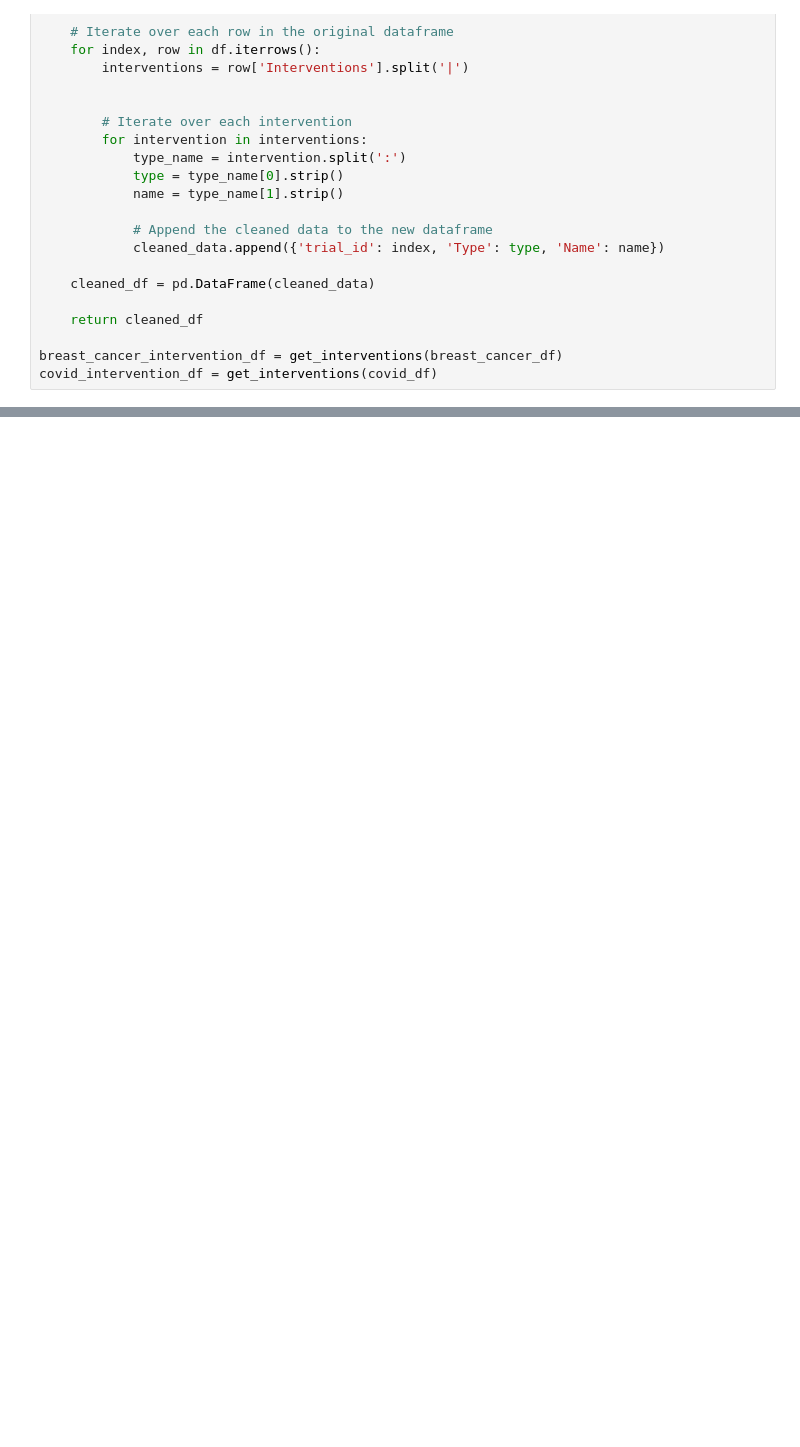
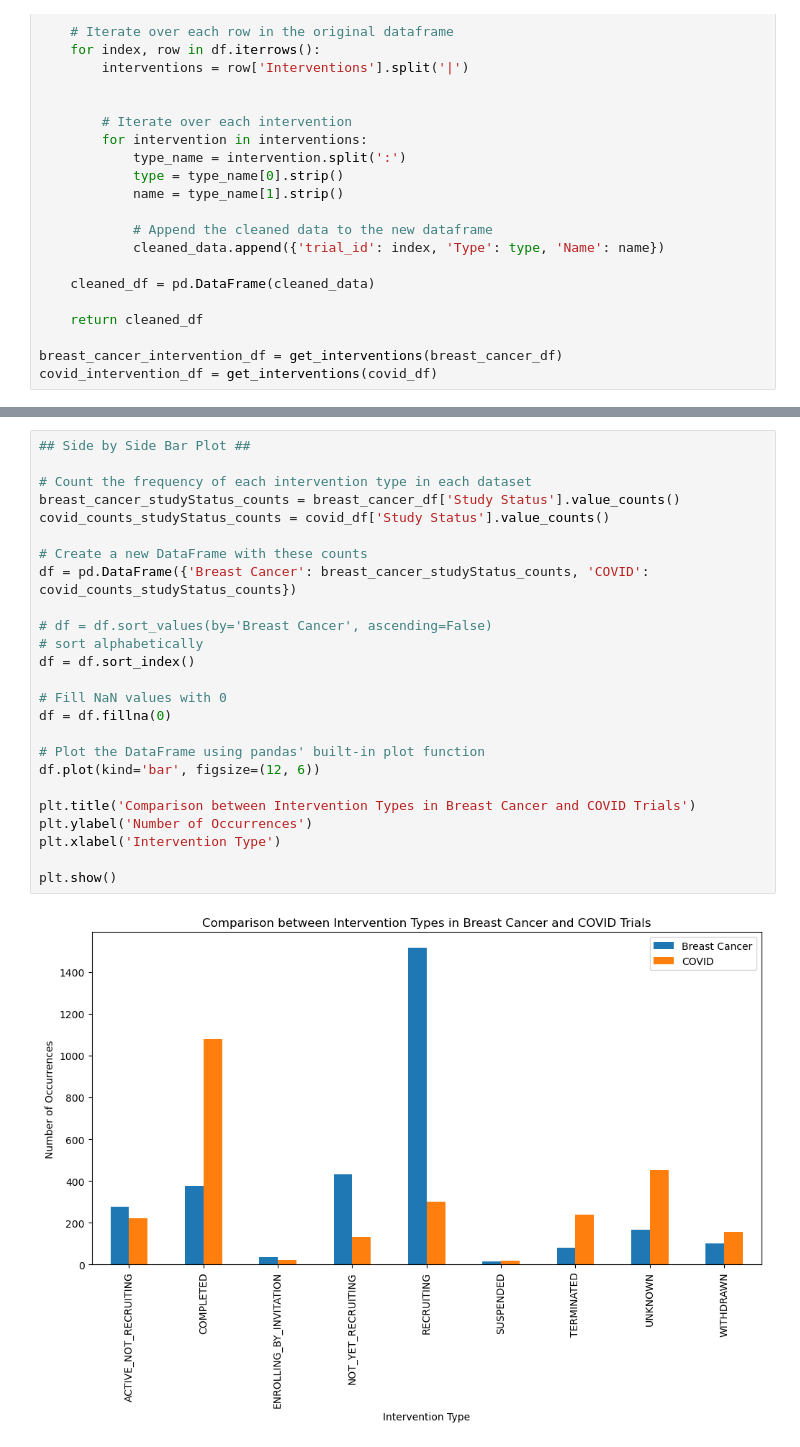
Before and after one commit to harooks/Clinical-Trials-Data-Analysis, a Jupyter notebook: partA_haruko.ipynb, the cells around one changed output, grey strips where cells are left out. Saved outputs shown, nothing was run; the diff lists cells and outputs as text; blank space fills up the shorter version.

```diff
--- a/partA_haruko.ipynb
+++ b/partA_haruko.ipynb
@@ -92,0 +129,27 @@ plt.show()
+# %%
+## Side by Side Bar Plot ##
+
+# Count the frequency of each intervention type in each dataset
+breast_cancer_studyStatus_counts = breast_cancer_df['Study Status'].value_counts()
+covid_counts_studyStatus_counts = covid_df['Study Status'].value_counts()
+
+# Create a new DataFrame with these counts
+df = pd.DataFrame({'Breast Cancer': breast_cancer_studyStatus_counts, 'COVID': covid_counts_studyStatus_counts})
+
+# df = df.sort_values(by='Breast Cancer', ascending=False)
+# sort alphabetically
+df = df.sort_index()
+
+# Fill NaN values with 0
+df = df.fillna(0)
+
+# Plot the DataFrame using pandas' built-in plot function
+df.plot(kind='bar', figsize=(12, 6))
+
+plt.title('Comparison between Intervention Types in Breast Cancer and COVID Trials')
+plt.ylabel('Number of Occurrences')
+plt.xlabel('Intervention Type')
+
+plt.show()
+# %% [output]
+[figure, added]
```
Also changed, not shown: parts of 5 cells of this notebook, 6 other files.
